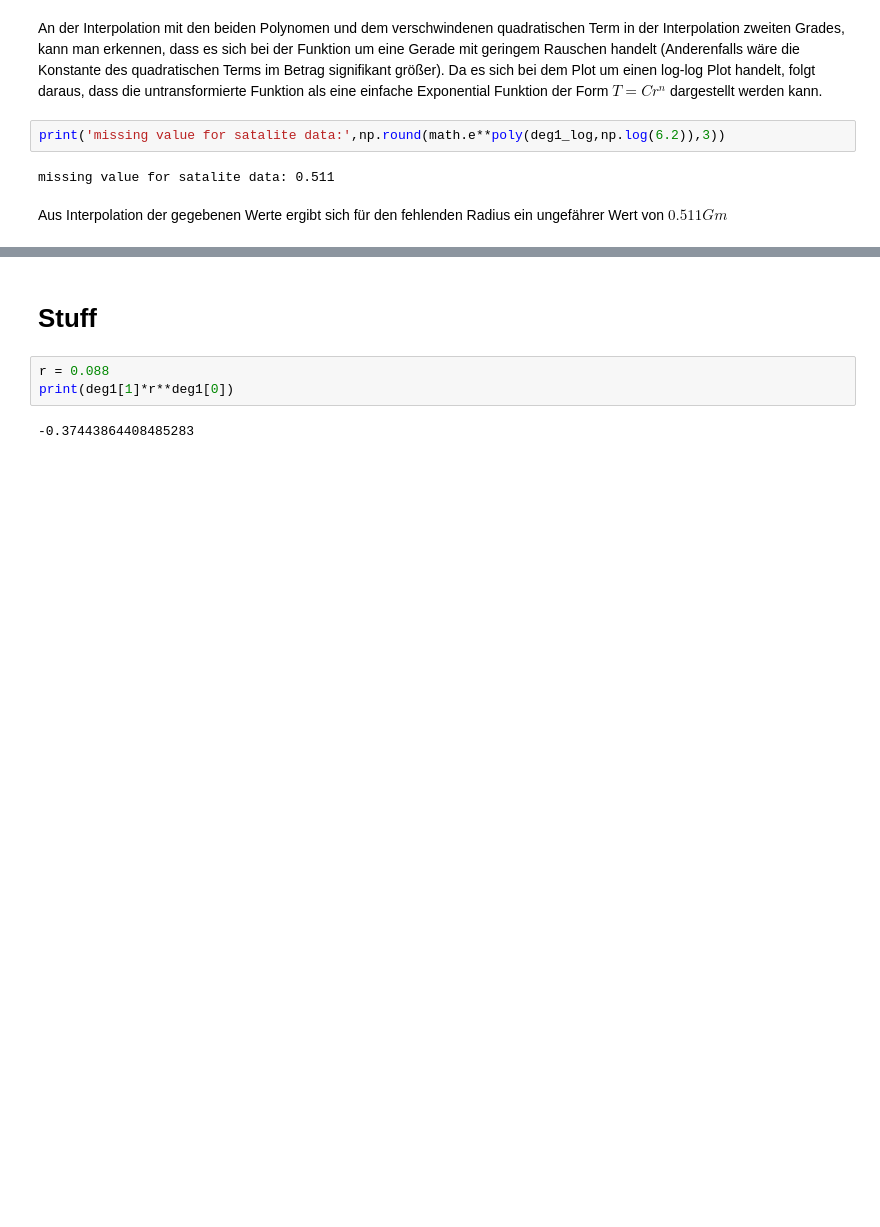
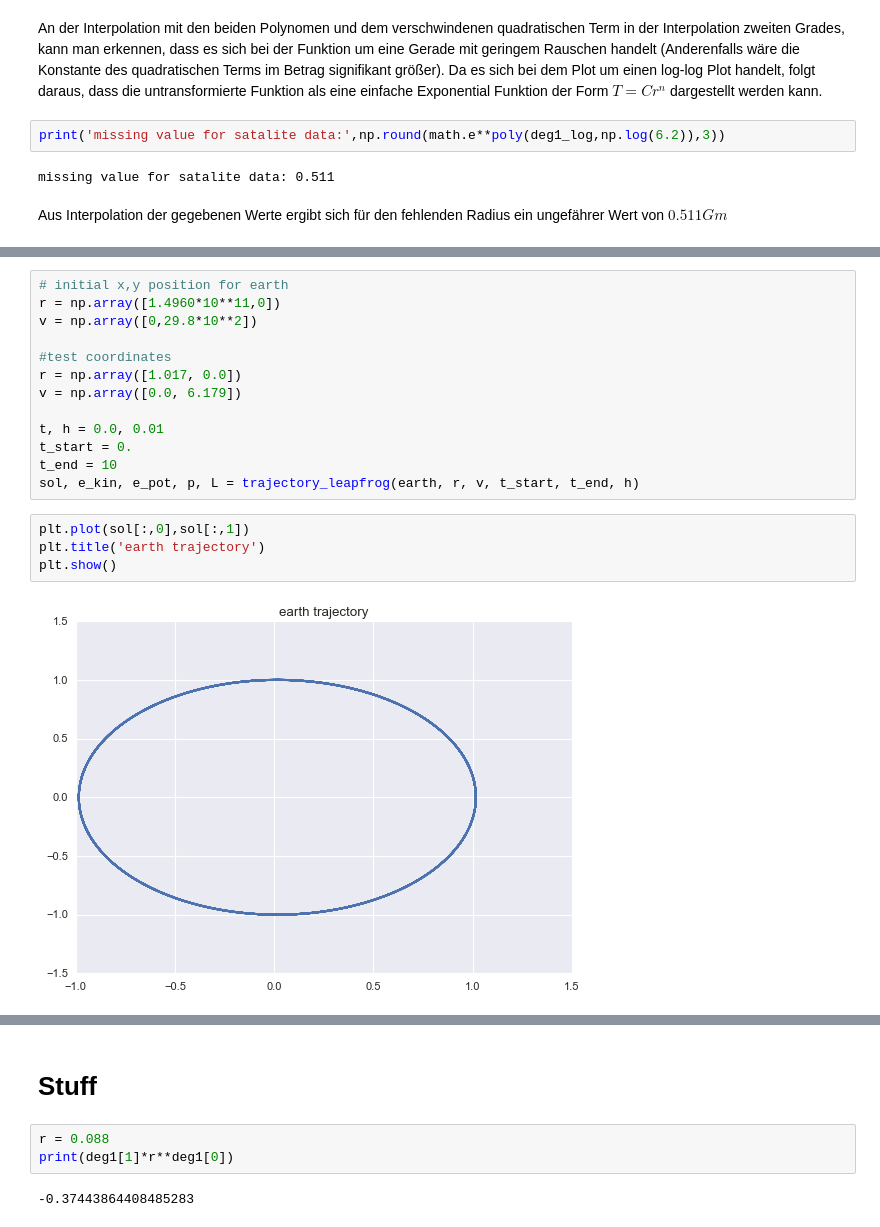
Before and after one commit to EkaterinaKasina/modellbildung_simulation, a Jupyter notebook: Blatt2/Abgabe2.ipynb, the cells around one changed output, grey strips where cells are left out. Drawn from its saved outputs; the diff is of its cells as text; blank space fills up the shorter version.

```diff
--- a/Blatt2/Abgabe2.ipynb
+++ b/Blatt2/Abgabe2.ipynb
@@ -113,0 +192,19 @@ löst und visualisieren Sie die Bahnkurve der Erde um die Sonne. Verwenden Sie a
+# %%
+# initial x,y position for earth
+r = np.array([1.4960*10**11,0])
+v = np.array([0,29.8*10**2])
+
+#test coordinates
+r = np.array([1.017, 0.0])
+v = np.array([0.0, 6.179])
+
+t, h = 0.0, 0.01
+t_start = 0.
+t_end = 10
+sol, e_kin, e_pot, p, L = trajectory_leapfrog(earth, r, v, t_start, t_end, h)
+# %%
+plt.plot(sol[:,0],sol[:,1])
+plt.title('earth trajectory')
+plt.show()
+# %% [output]
+[figure, added]
```
Also changed, not shown: parts of 15 cells of this notebook, 1 other file.
